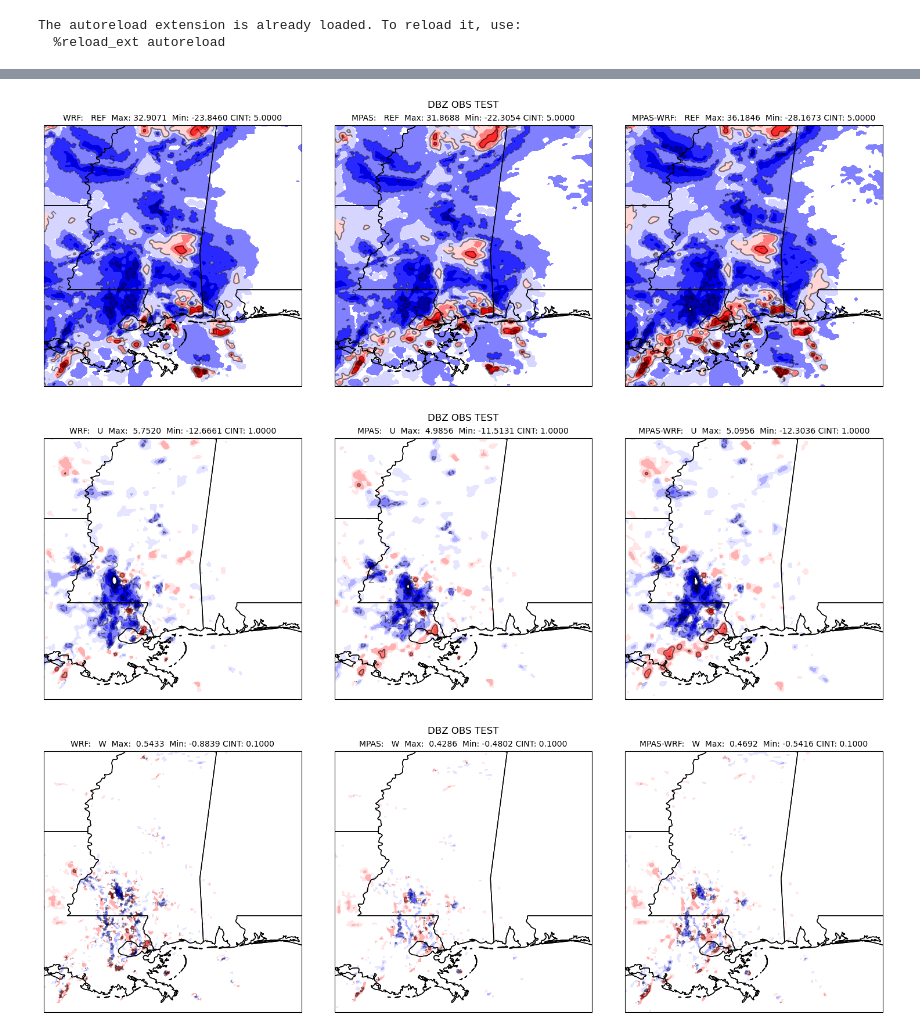
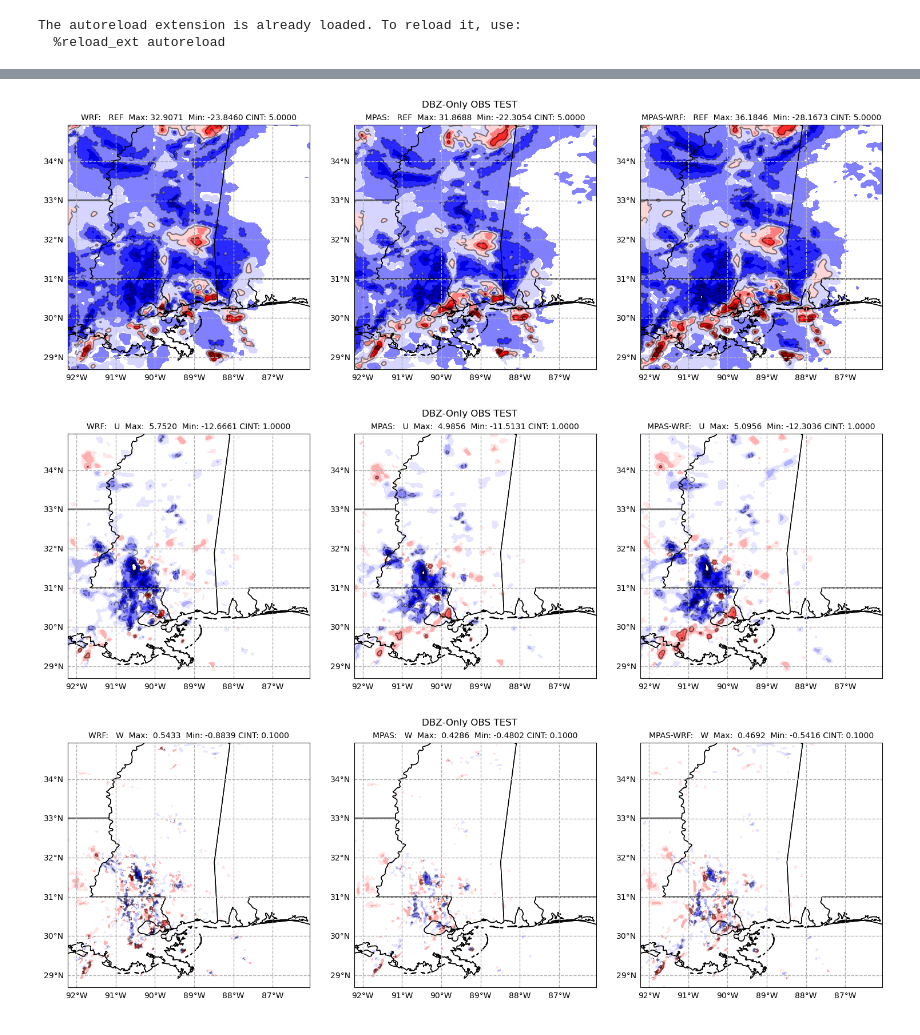
Before and after one commit to louiswicker/MPAS_Diagnostic_Tools, a Jupyter notebook: plot_DA_tests.ipynb, the cells around one changed output, grey strips where cells are left out. Saved outputs shown, nothing was run; the diff lists cells and outputs as text; code cells hidden in the pictures.

```diff
--- a/plot_DA_tests.ipynb
+++ b/plot_DA_tests.ipynb
@@ -47,6 +47,7 @@ def read_wrf(run_dir, pattern, model_type):
 
     ds   = xr.open_dataset(os.path.join(run_dir,pattern))
 
+
     if model_type == 'mpas':
 
         data = {
@@ -58,7 +59,21 @@ def read_wrf(run_dir, pattern, model_type):
                 'ref': ds.refl10cm.values,
                }
 
-    else:
+    if model_type == 'mpas2':
+
+        data = {
+                'w':   ds.w.values,
+                'u':   ds.uReconstructZonal.values,
+                'v':   ds.uReconstructMeridional.values,
+                't':   ds.theta.values,
+                'qv':  1000*ds.qv.values,
+                'ref': ds.refl10cm.values,
+                'lats': ds.lat.values,
+                'lons': ds.lon.values,
+               }
+
+    if model_type == 'wrf':
+
         data = {
                 'w': 0.5*(ds.W.values[:,1:,:,:] + ds.W.values[:,:-1,:,:]),
                 'u': 0.5*(ds.U.values[:,:,:,1:] + ds.U.values[:,:,:,:-1]),
@@ -75,7 +90,7 @@ def read_wrf(run_dir, pattern, model_type):
 # %%
 # Single obs test
 
-mpas = read_wrf('/work/wicker/MPAS_Diagnostic_Tools/DA_tests', 'mpas_diff_mean_single.nc', 'mpas')
+mpas = read_wrf('/work/wicker/MPAS_Diagnostic_Tools/DA_tests', 'new1515_diff.nc', 'mpas2')
 mpaswrf = read_wrf('/work/wicker/MPAS_Diagnostic_Tools/DA_tests', 'mpaswrf_mean_diff_single.nc', 'wrf')
 
 extent = [mpaswrf['lons'].min()+3.0,mpaswrf['lons'].max()-4.0,mpaswrf['lats'].min()+3,mpaswrf['lats'].max()-2]
@@ -84,16 +99,18 @@ vars    = ['ref', 'u', 'w', 'qv', 't']
 cints   = [1, 0.01, 0.001, 0.01, 0.01]
 climits = [[-2,2], [-.1,.1], [-.01,.01], [-.04,.04], [-.05,.05]]
 fmasks  = [0.1, 0.5, 0.05, 0.25, 0.25]
-klevels = [8, 10, 10, 8, 10]
+klevels = [10, 10, 10, 10, 10]
 
 for var, cint, climit, klevel in zip(vars, cints, climits, klevels):
 
-    fig, ax = setup_map(2, extent=extent)
+    fig, ax = setup_map(2, extent=extent, draw_gridlines=True)
 
-    model2 = container(mpas[var][0,klevel,:,:], mpaswrf['lons'][:,:], mpaswrf['lats'][:,:])
+    model2 = container(mpas[var][0,klevel,:,:], mpas['lons'][:,:], mpas['lats'][:,:])
 
     model3 = container(mpaswrf[var][0,klevel,:,:], mpaswrf['lons'][:,:], mpaswrf['lats'][:,:])
 
-    plot_contour_row([model2, model3], levels=0, ptitle=['MPAS', 'MPAS-WRF'], suptitle='DBZ OBS TEST K = %2.2i' %(klevel), var=var.upper(),
+    plot_contour_row([model2, model3], levels=0, ptitle=['MPAS', 'MPAS-WRF'], suptitle='Single DBZ OB TEST K = %2.2i' %(klevel), var=var.upper(),
                      xlabel='X (km)', ylabel='Y (km)', cint=cint, climits=climit, ax_in=ax, cmap='seismic', transform=ccrs.PlateCarree());
+
+    plt.savefig("/work/wicker/MPAS_Diagnostic_Tools/DA_tests/plots/Single_ob_%s_K%2.2i.png" % (var, klevel))
 # %% [output]
@@ -105,33 +122,35 @@ for var, cint, climit, klevel in zip(vars, cints, climits, klevels):
 # %%
 # DBZ only
 
 mpas    = read_wrf('/work/wicker/MPAS_Diagnostic_Tools/DA_tests', 'mpas_diff_mean_dbz.nc', 'mpas')
 mpaswrf = read_wrf('/work/wicker/MPAS_Diagnostic_Tools/DA_tests', 'mpaswrf_mean_diff_dbz.nc', 'wrf')
 wrf     = read_wrf('/work/wicker/MPAS_Diagnostic_Tools/DA_tests', 'wrf_mean_diff_dbz.nc', 'wrf')
 
 extent = [mpaswrf['lons'].min()+2.0,mpaswrf['lons'].max()-2.0,mpaswrf['lats'].min()+1,mpaswrf['lats'].max()-1]
 
-vars    = ['ref', 'u', 'w', 'qv']
-cints   = [5, 1, 0.1, 0.5]
-climits = [[-25, 35], [-10,10], [-1,1], [-2,2]]
-fmasks  = [0.1, 0.5, 0.05, 0.25]
+vars    = ['ref', 'u', 'w', 'qv', 't']
+cints   = [5, 1, 0.1, 0.5, 0.5]
+climits = [[-25, 35], [-10,10], [-1,1], [-2,2], [-2,2]]
+fmasks  = [0.1, 0.5, 0.05, 0.25, 0.25]
 
 
 for var, cint, climit, fmask in zip(vars, cints, climits, fmasks):
 
-    fig, ax = setup_map(3, extent=extent)
+    fig, ax = setup_map(3, extent=extent, draw_gridlines=True)
 
     klevel = 10
 
     model2 = container(mpas[var][0,klevel,:,:], mpaswrf['lons'][:,:], mpaswrf['lats'][:,:])
 
     model3 = container(mpaswrf[var][0,klevel,:,:], mpaswrf['lons'][:,:], mpaswrf['lats'][:,:])
 
     model1 = container(wrf[var][0,klevel,:,:], mpaswrf['lons'][:,:], mpaswrf['lats'][:,:])
 
-    plot_contour_row([model1, model2, model3], levels=0, ptitle=['WRF', 'MPAS', 'MPAS-WRF'], suptitle='DBZ OBS TEST', var=var.upper(),
+    plot_contour_row([model1, model2, model3], levels=0, ptitle=['WRF', 'MPAS', 'MPAS-WRF'], suptitle='DBZ-Only OBS TEST', var=var.upper(),
                      xlabel='X (km)', ylabel='Y (km)', cint=cint, climits=climit, fmask=fmask, ax_in=ax, cmap='seismic', transform=ccrs.PlateCarree());
+
+    plt.savefig("/work/wicker/MPAS_Diagnostic_Tools/DA_tests/plots/DBZ_ONLY_%s_K%2.2i.png" % (var, klevel))
 # %% [output]
-[figure, old version]
+[figure, new version]
-[figure, old version]
+[figure, new version]
-[figure, old version]
+[figure, new version]
```
Also changed, not shown: parts of 3 cells of this notebook.
